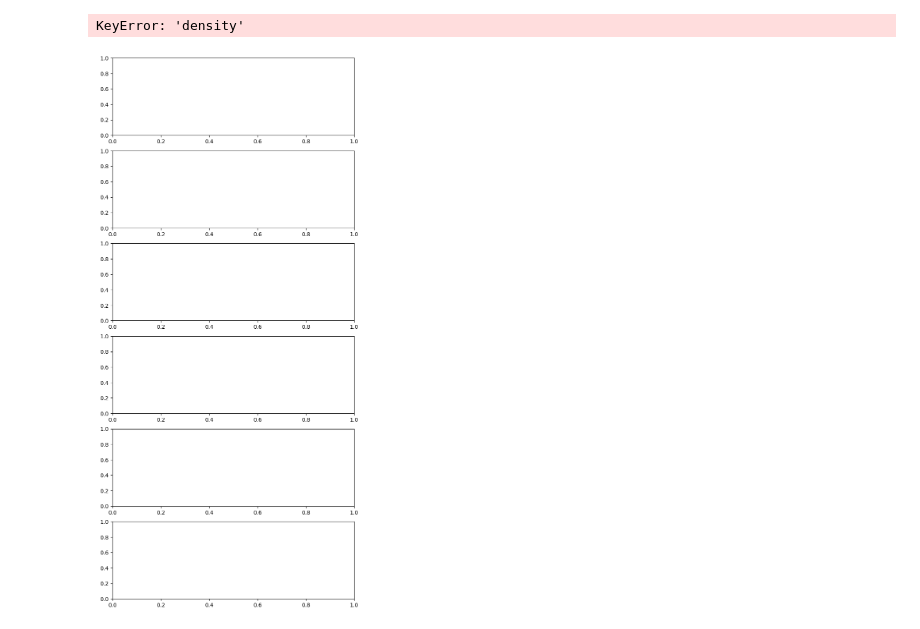
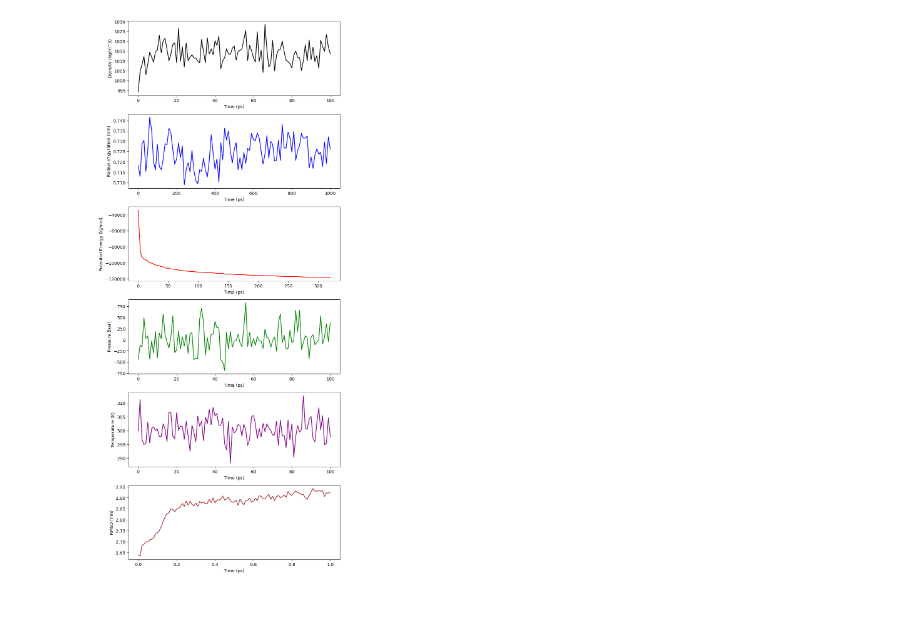
Before and after one commit to HiJihye/comp-lab-class-2024, a Jupyter notebook: Week3-IntroToMD/Analysis/properties.ipynb, the cells around one changed output. Saved outputs shown, nothing was run; the diff lists cells and outputs as text; code cells hidden in the pictures.

```diff
--- a/Week3-IntroToMD/Analysis/properties.ipynb
+++ b/Week3-IntroToMD/Analysis/properties.ipynb
@@ -4,7 +4,7 @@ import numpy as np
 import matplotlib.pyplot as plt
 
 # Reading and processing the file, skipping comment lines
-file_pattern = 'Input/*.xvg'
+file_pattern = '../Input/*.xvg'
 xvg_files=glob.glob(file_pattern)
 
 data_dict={}
@@ -59,32 +59,31 @@ axes[0].set_ylabel('Density (kg/m^3)')
 axes[1].plot(data_dict['gyrate']['time'], data_dict['gyrate']['gyrate'], c='blue')
 axes[1].set_ylabel('Radius of gyration (nm)')
 
 # if 'potential' in data_dict:
 axes[2].plot(data_dict['potential']['time'], data_dict['potential']['potential'], c='red')
 axes[2].set_ylabel('Potential Energy (kJ/mol)')
 
 # if 'pressure' in data_dict:
 axes[3].plot(data_dict['pressure']['time'], data_dict['pressure']['pressure'], c='green')
 axes[3].set_ylabel('Pressure (bar)')
 
 # if 'temperature' in data_dict:
 axes[4].plot(data_dict['temperature']['time'], data_dict['temperature']['temperature'], c='purple')
 axes[4].set_ylabel('Temperature (K)')
 
 # if 'rmsd' in data_dict:
 axes[5].plot(data_dict['rmsd']['time'], data_dict['rmsd']['rmsd'], c='brown')
 axes[5].set_ylabel('RMSD (nm)')
 
 for ax in axes.flat:
     ax.set(xlabel='Time (ps)')
 
 # Hide x labels and tick labels for top plots and y ticks for right plots.
 # for ax in axs.flat:
 #     ax.label_outer()
 plt.tight_layout()
 
 # Display the plot
 plt.show()
 # %% [output]
-KeyError: 'density'
-[figure, old version]
+[figure, new version]
```
